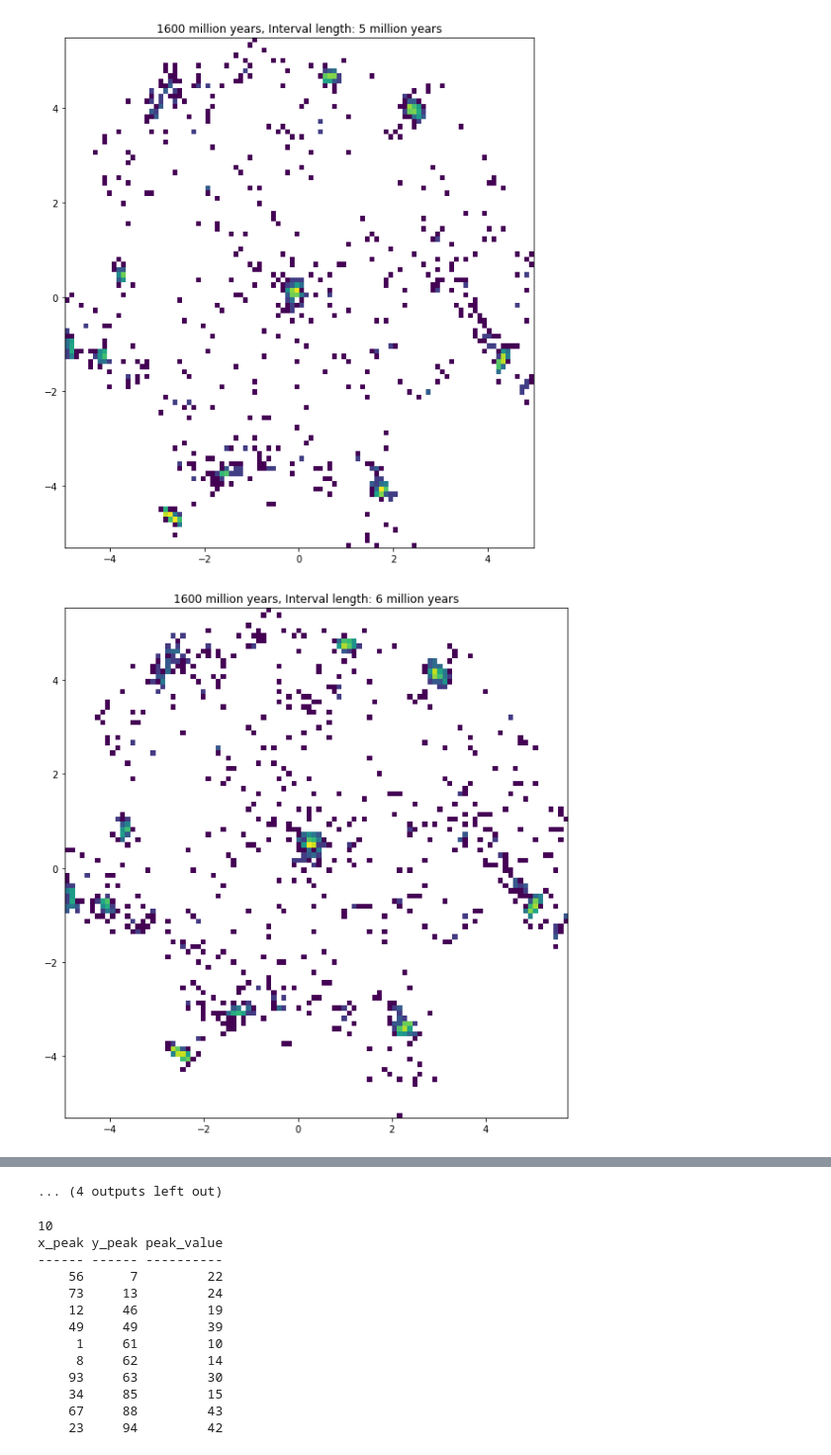
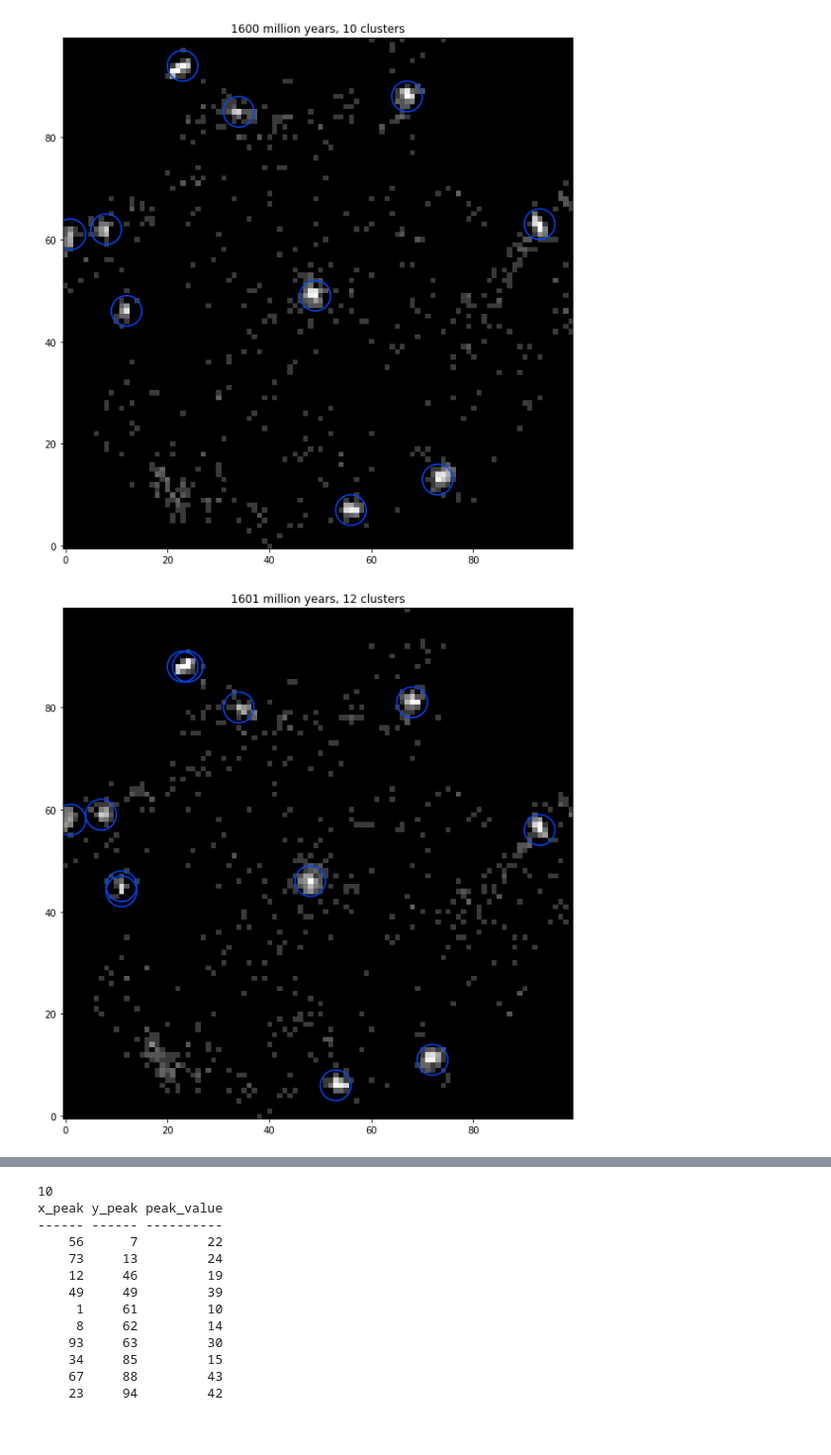
Before and after one commit to BethanyGarver/clumpy-star-formation, a Jupyter notebook: ClusterFinderPhotutils-checkpoint.ipynb, the cells around one changed output, grey strips where cells are left out. Shown at 99% size. Saved outputs shown, nothing was run; the diff lists cells and outputs as text; code cells hidden in the pictures.

```diff
--- a/ClusterFinderPhotutils-checkpoint.ipynb
+++ b/ClusterFinderPhotutils-checkpoint.ipynb
@@ -46,40 +46,55 @@ edges = []
 for i in range(0,len(binEdges)-1):
     edges.append((binEdges[i]+binEdges[i+1])/2)
 w = np.isnan(medians)
 medians[w] = 0
 vDisk = UnivariateSpline(edges,medians,~w)
 
-for length in range(5,21):
+while start<1.61:
     #Find stars that formed in time interval
-    end = start+length*dt
+    end = start+5*dt
     tRange = (txyz['TFORM']>start,txyz['TFORM']<end)
     inRange = np.array(np.zeros(len(tRange[0])),dtype=bool)
     for i in range(0,len(inRange)):
         if tRange[0][i] and tRange[1][i]:
             inRange[i] = True
     newStars = txyz[inRange]
 
     # Move stars back in time to beginning of interval
     vcirc = vDisk(newStars['RHO'])
     dtime = newStars['TFORM']-start
     lindist = vcirc*dtime
     nrot = lindist/(2*np.pi*newStars['RHO'])
     nrotints = []
     for i in nrot:
         nrotints.append(int(i))
     nrotints = np.array(nrotints)
     rotangle = nrot-nrotints
     rotanglerad = 2*np.pi*rotangle
     xrot = newStars['XFORM']*np.cos(-rotanglerad)-newStars['YFORM']*np.sin(-rotanglerad)
     yrot = newStars['XFORM']*np.sin(-rotanglerad)+newStars['YFORM']*np.cos(-rotanglerad)
     im, xedges, yedges  = np.histogram2d (-yrot,xrot,(100,100))
     extent = [xedges[0], xedges[-1], yedges[0], yedges[-1]]
-    fig = plt.figure(figsize=(10,10))
-    plt.imshow(np.log(im),extent=extent)
-    plt.title("{0} million years, Interval length: {1} million years".format(int(start*1000),length))
-    if length==5:
-        data=im
-start = round(start+dt,3)
+
+    # Find peaks in density
+    data = im
+    statsdata = []
+    for i in data:
+        for j in i:
+            if j>1:
+                statsdata.append(j)
+    mean, median, std = sigma_clipped_stats(statsdata, sigma=3.0)
+    threshold = median + (3 * std)
+    tbl = phot.find_peaks(data, threshold, box_size=11)
+    tbl['peak_value'].info.format = '%.8g'
+
+    positions = (tbl['x_peak'], tbl['y_peak'])
+    apertures = phot.CircularAperture(positions, r=3)
+    norm = simple_norm(data, 'sqrt', percent=99.9)
+    plt.figure(figsize=(10,10))
+    plt.imshow(data, cmap='Greys_r', origin='lower', norm=norm)
+    apertures.plot(color='#0547f9', lw=1.5)
+    plt.title("{0} million years, {1} clusters".format(int(start*1000),len(tbl)))
+    start = round(start+dt,3)
 # %% [output]
-[figure, old version]
+[figure, new version]
-[figure, old version]
+[figure, new version]
@@ -96,4 +109,3 @@ start = round(start+dt,3)
-... (4 outputs left out)
 # %%
 # Find peaks in density
 #data = im
```
Also changed, not shown: parts of 1 cell of this notebook.
